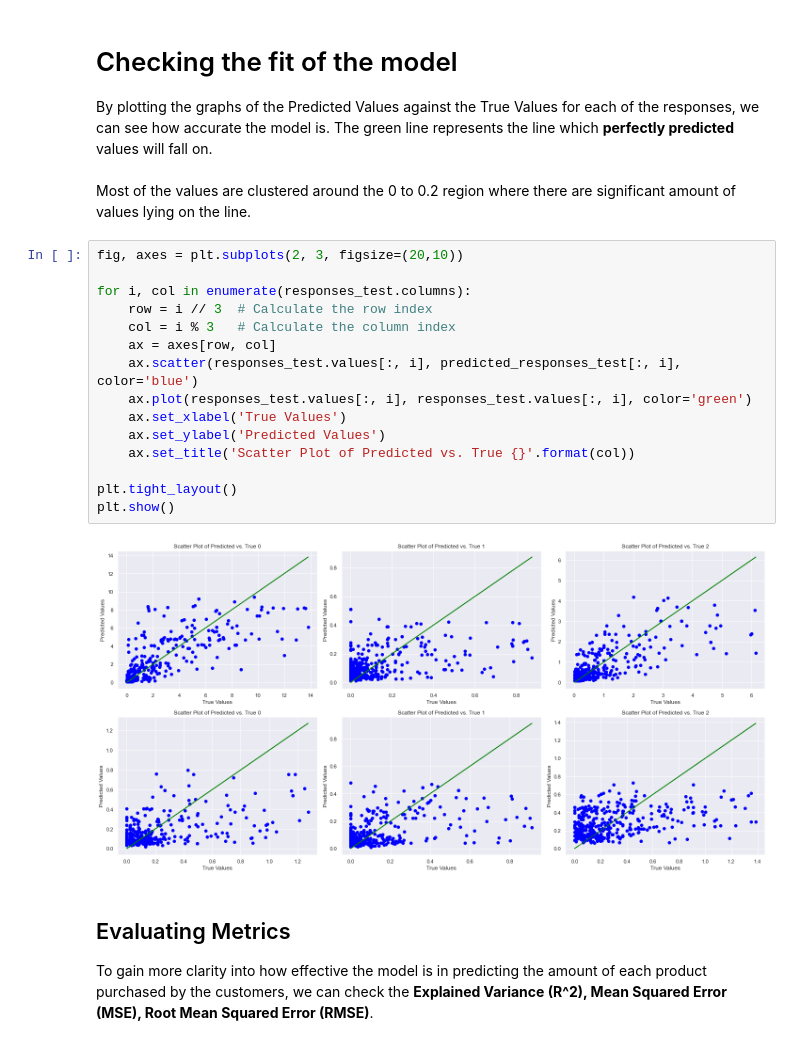
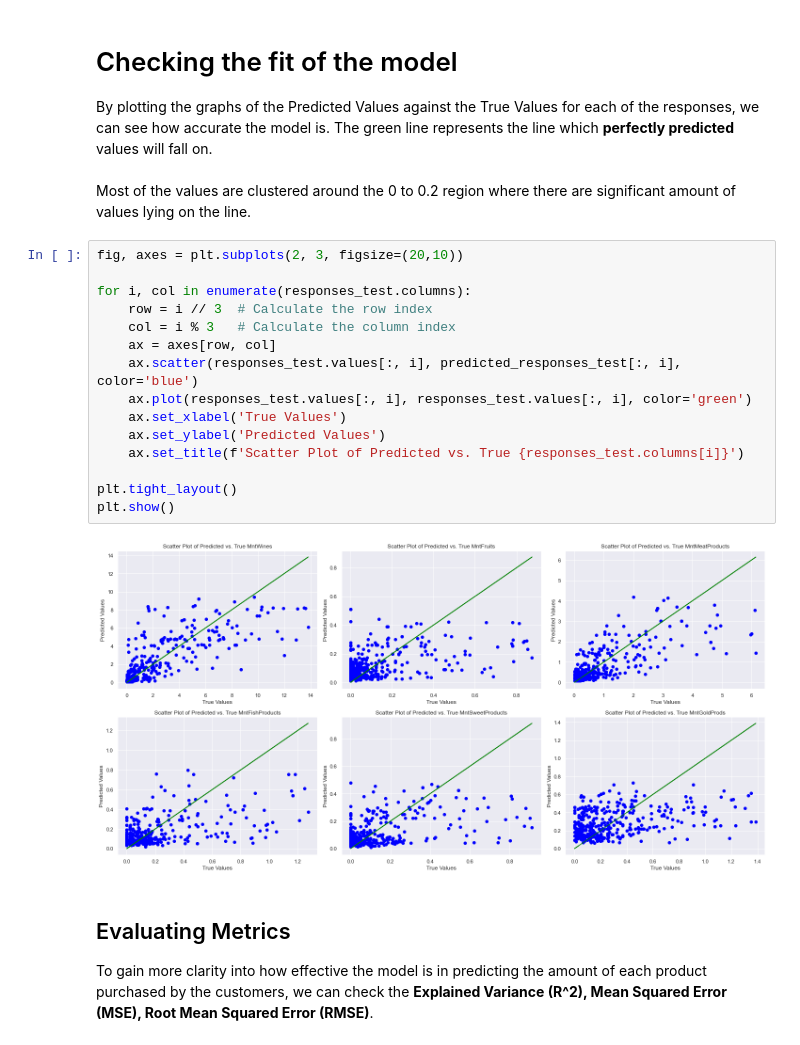
Before and after one commit to dcjh/1015_Mini_Project, a Jupyter notebook: KNN.ipynb, the cells around one changed output. Drawn from its saved outputs; the diff is of its cells as text.

```diff
--- a/KNN.ipynb
+++ b/KNN.ipynb
@@ -234,20 +234,20 @@ Most of the values are clustered around the 0 to 0.2 region where there are sign
 # %%
 fig, axes = plt.subplots(2, 3, figsize=(20,10))
 
 for i, col in enumerate(responses_test.columns):
     row = i // 3  # Calculate the row index
     col = i % 3   # Calculate the column index
     ax = axes[row, col]
     ax.scatter(responses_test.values[:, i], predicted_responses_test[:, i], color='blue')
     ax.plot(responses_test.values[:, i], responses_test.values[:, i], color='green')
     ax.set_xlabel('True Values')
     ax.set_ylabel('Predicted Values')
-    ax.set_title('Scatter Plot of Predicted vs. True {}'.format(col))
+    ax.set_title(f'Scatter Plot of Predicted vs. True {responses_test.columns[i]}')
 
 plt.tight_layout()
 plt.show()
 # %% [output]
-[figure, old version]
+[figure, new version]
 # %% [markdown]
 ## Evaluating Metrics
 
```
Also changed, not shown: 1 other file.
